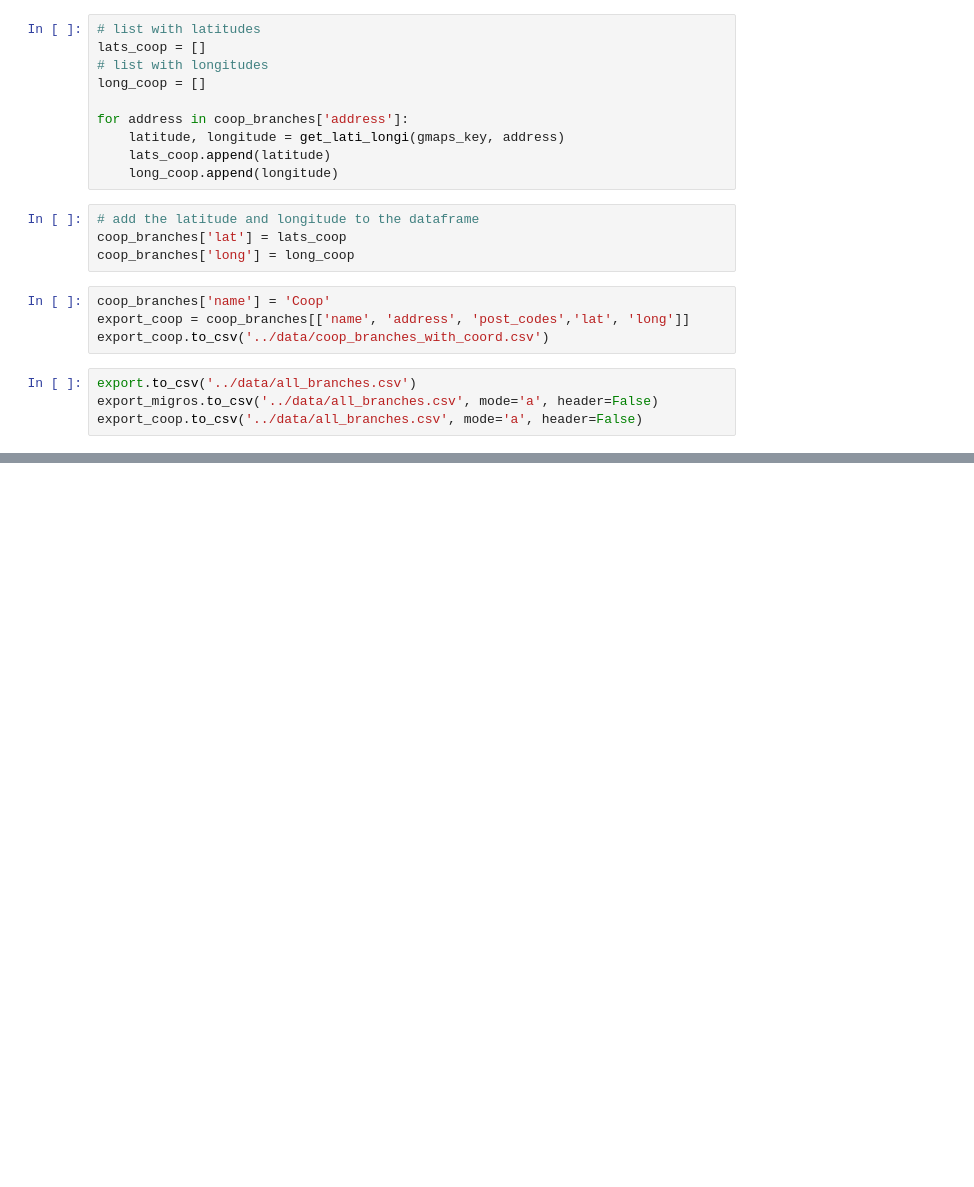
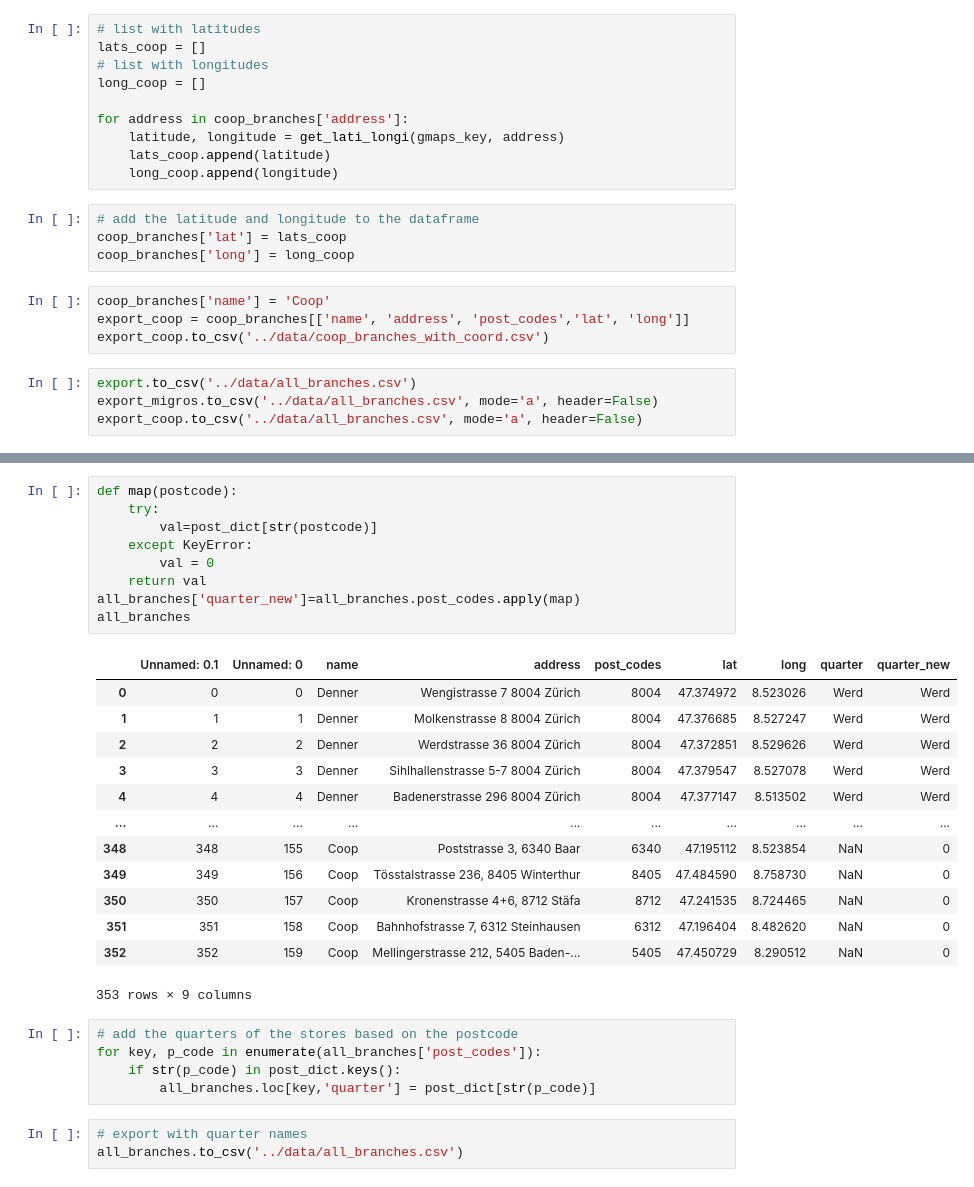
Before and after one commit to alexandraciobica/denner-challenge, a Jupyter notebook: notebooks/getCoordinatesFromAddress.ipynb, the cells around one changed output, grey strips where cells are left out. Saved outputs shown, nothing was run; the diff lists cells and outputs as text; blank space fills up the shorter version.

```diff
--- a/notebooks/getCoordinatesFromAddress.ipynb
+++ b/notebooks/getCoordinatesFromAddress.ipynb
@@ -303,0 +327,31 @@ post_dict = {
+# %%
+def map(postcode):
+    try:
+        val=post_dict[str(postcode)]
+    except KeyError:
+        val = 0
+    return val
+all_branches['quarter_new']=all_branches.post_codes.apply(map)
+all_branches
+# %% [output]
+|  | Unnamed: 0.1 | Unnamed: 0 | name | address | post_codes | lat | long | quarter | quarter_new |
+| 0 | 0 | 0 | Denner | Wengistrasse 7 8004 Zürich | 8004 | 47.374972 | 8.523026 | Werd | Werd |
+| 1 | 1 | 1 | Denner | Molkenstrasse 8 8004 Zürich | 8004 | 47.376685 | 8.527247 | Werd | Werd |
+| 2 | 2 | 2 | Denner | Werdstrasse 36 8004 Zürich | 8004 | 47.372851 | 8.529626 | Werd | Werd |
+| 3 | 3 | 3 | Denner | Sihlhallenstrasse 5-7 8004 Zürich | 8004 | 47.379547 | 8.527078 | Werd | Werd |
+| 4 | 4 | 4 | Denner | Badenerstrasse 296 8004 Zürich | 8004 | 47.377147 | 8.513502 | Werd | Werd |
+| ... | ... | ... | ... | ... | ... | ... | ... | ... | ... |
+| 348 | 348 | 155 | Coop | Poststrasse 3, 6340 Baar | 6340 | 47.195112 | 8.523854 | NaN | 0 |
+| 349 | 349 | 156 | Coop | Tösstalstrasse 236, 8405 Winterthur | 8405 | 47.484590 | 8.758730 | NaN | 0 |
+| 350 | 350 | 157 | Coop | Kronenstrasse 4+6, 8712 Stäfa | 8712 | 47.241535 | 8.724465 | NaN | 0 |
+| 351 | 351 | 158 | Coop | Bahnhofstrasse 7, 6312 Steinhausen | 6312 | 47.196404 | 8.482620 | NaN | 0 |
+| 352 | 352 | 159 | Coop | Mellingerstrasse 212, 5405 Baden-... | 5405 | 47.450729 | 8.290512 | NaN | 0 |
+353 rows × 9 columns
+# %%
+# add the quarters of the stores based on the postcode
+for key, p_code in enumerate(all_branches['post_codes']):
+    if str(p_code) in post_dict.keys():
+        all_branches.loc[key,'quarter'] = post_dict[str(p_code)]
+# %%
+# export with quarter names
+all_branches.to_csv('../data/all_branches.csv')
```
Also changed, not shown: parts of 17 cells of this notebook, 2 other files.
